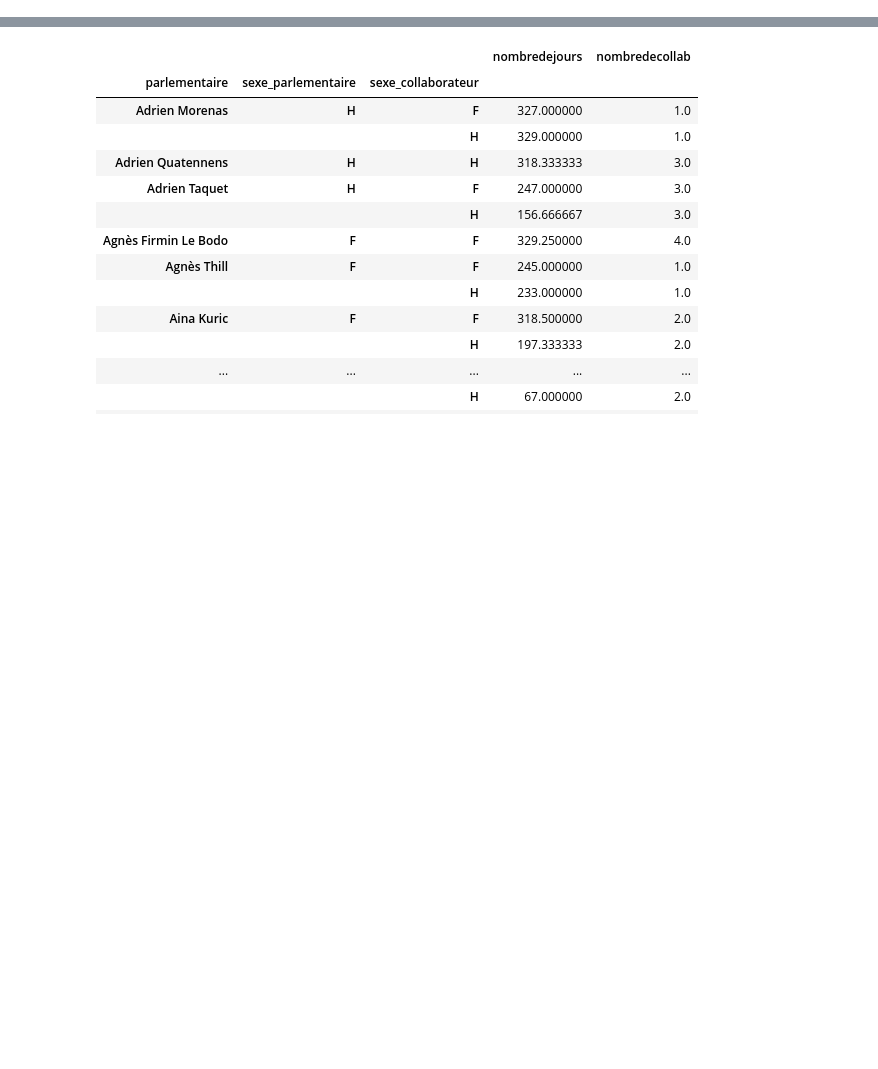
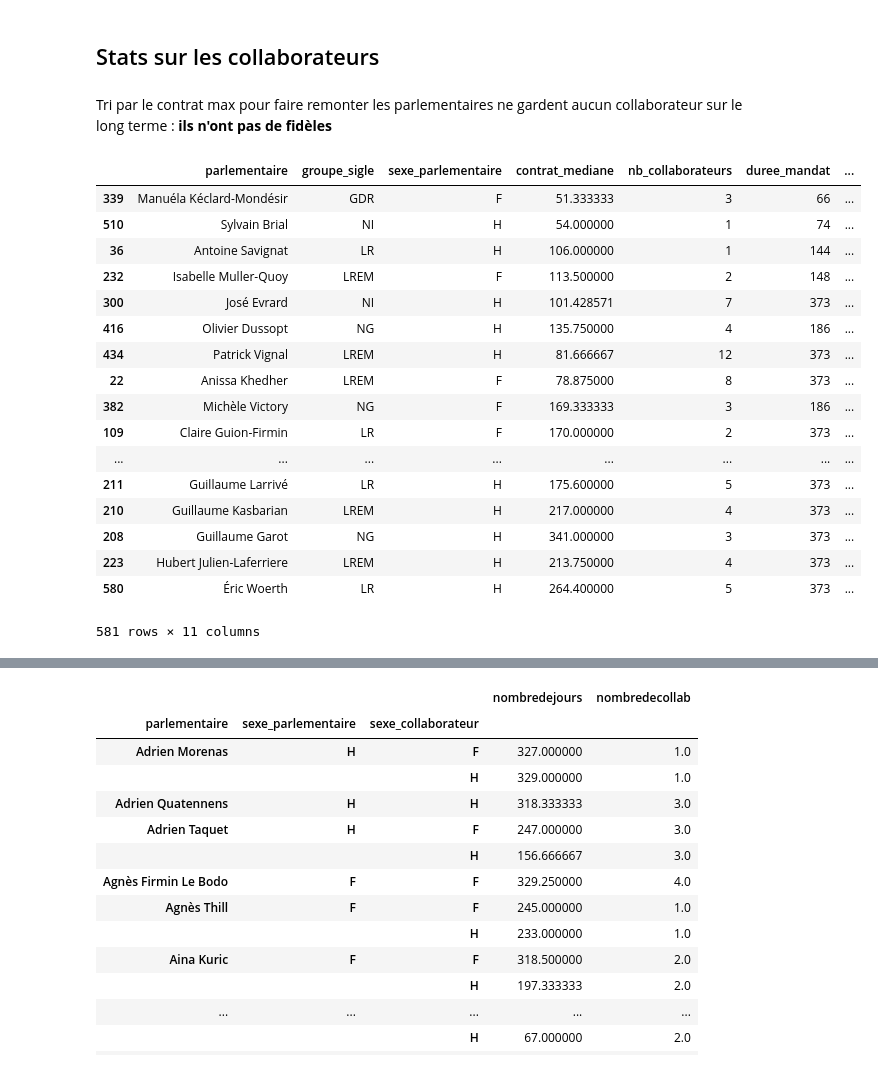
Before and after one commit to regardscitoyens/Collaborateurs-Parlement, a Jupyter notebook: exploitations/turnover.ipynb, the cells around one changed output, grey strips where cells are left out. Drawn from its saved outputs; the diff is of its cells as text; code cells hidden in the pictures; blank space fills up the shorter version.

```diff
--- a/exploitations/turnover.ipynb
+++ b/exploitations/turnover.ipynb
@@ -38,0 +49,2 @@ nb_collaborateurs = csv.groupby(["parlementaire"])[['collaborateur']].count().re
+# %% [markdown]
+## Stats sur les collaborateurs
@@ -38,0 +64,24 @@ nb_collaborateurs = csv.groupby(["parlementaire"])[['collaborateur']].count().re
+# %% [markdown]
+Tri par le contrat max pour faire remonter les parlementaires ne gardent aucun collaborateur sur le long terme :
+**ils n'ont pas de fidèles**
+# %%
+duree_collaborateurs
+# %% [output]
+|  | parlementaire | groupe_sigle | sexe_parlementaire | contrat_mediane | nb_collaborateurs | duree_mandat | ... |
+| 339 | Manuéla Kéclard-Mondésir | GDR | F | 51.333333 | 3 | 66 | ... |
+| 510 | Sylvain Brial | NI | H | 54.000000 | 1 | 74 | ... |
+| 36 | Antoine Savignat | LR | H | 106.000000 | 1 | 144 | ... |
+| 232 | Isabelle Muller-Quoy | LREM | F | 113.500000 | 2 | 148 | ... |
+| 300 | José Evrard | NI | H | 101.428571 | 7 | 373 | ... |
+| 416 | Olivier Dussopt | NG | H | 135.750000 | 4 | 186 | ... |
+| 434 | Patrick Vignal | LREM | H | 81.666667 | 12 | 373 | ... |
+| 22 | Anissa Khedher | LREM | F | 78.875000 | 8 | 373 | ... |
+| 382 | Michèle Victory | NG | F | 169.333333 | 3 | 186 | ... |
+| 109 | Claire Guion-Firmin | LR | F | 170.000000 | 2 | 373 | ... |
+| ... | ... | ... | ... | ... | ... | ... | ... |
+| 211 | Guillaume Larrivé | LR | H | 175.600000 | 5 | 373 | ... |
+| 210 | Guillaume Kasbarian | LREM | H | 217.000000 | 4 | 373 | ... |
+| 208 | Guillaume Garot | NG | H | 341.000000 | 3 | 373 | ... |
+| 223 | Hubert Julien-Laferriere | LREM | H | 213.750000 | 4 | 373 | ... |
+| 580 | Éric Woerth | LR | H | 264.400000 | 5 | 373 | ... |
+581 rows × 11 columns
```
Also changed, not shown: parts of 14 cells of this notebook, 2 other files.
